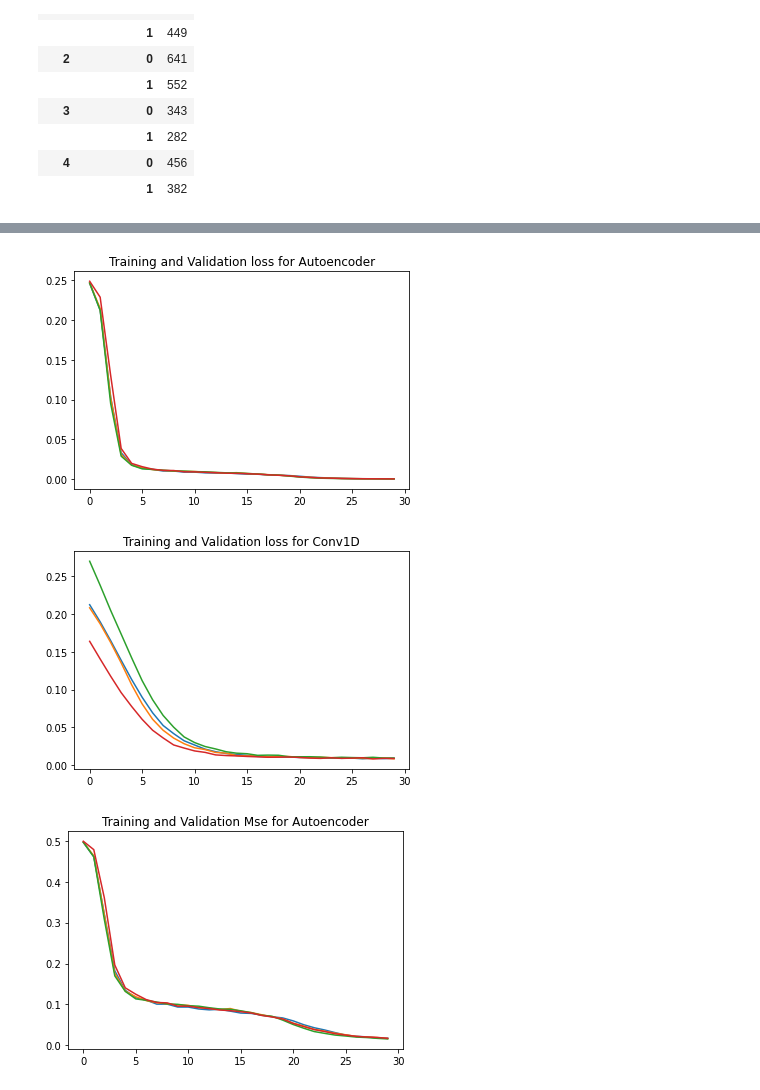
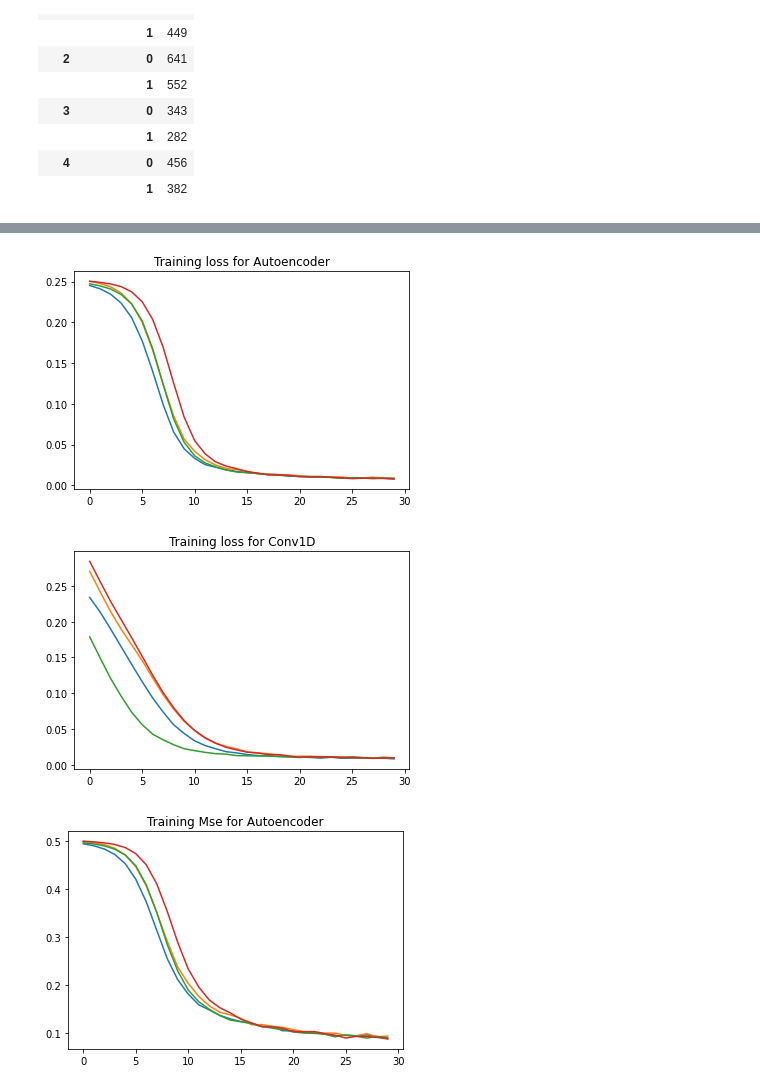
Before and after one commit to fantasia1314/Capstone_NGAFID, a Jupyter notebook: Con1D-Autoencoder-v2.ipynb, the cells around one changed output, grey strips where cells are left out. Cells and saved outputs as stored; diff of their text form; code cells hidden in the pictures.

```diff
--- a/Con1D-Autoencoder-v2.ipynb
+++ b/Con1D-Autoencoder-v2.ipynb
@@ -172,20 +172,20 @@ class Autoencoder(tfk.Model):
         super(Autoencoder, self).__init__()
         self.encoder = tfk.Sequential([
             tfkl.Input(shape = BLOCK_SHAPE),
-            tfkl.Conv1D(512, kernel_size= 7, strides= 2, activation='relu', padding='same'),
+            tfkl.Conv1D(64, kernel_size= 7, strides= 2, activation='relu', padding='same'),
             tfkl.Dropout(0.5),
-            tfkl.Conv1D(256, kernel_size= 7, strides= 2, activation='relu', padding='same'),
+            tfkl.Conv1D(64, kernel_size= 7, strides= 2, activation='relu', padding='same'),
             tfkl.Dropout(0.5),
-            tfkl.Conv1D(128, kernel_size= 7, strides= 2, activation='relu', padding='same'),
+            tfkl.Conv1D(64, kernel_size= 7, strides= 2, activation='relu', padding='same'),
             tfkl.Dropout(0.5),
             tfkl.Conv1D(64, kernel_size= 7, strides= 2, activation='relu', padding='same'),
         ])
 
         self.decoder = tf.keras.Sequential([
             tfkl.Conv1DTranspose(64, kernel_size= 7, strides= 2, activation='relu', padding='same'),
-            tfkl.Conv1DTranspose(128, kernel_size= 7, strides= 2, activation='relu', padding='same'),
-            tfkl.Conv1DTranspose(256, kernel_size= 7, strides= 2, activation='relu', padding='same'),
-            tfkl.Conv1DTranspose(512, kernel_size= 7, strides= 2, activation='relu', padding='same'),
+            tfkl.Conv1DTranspose(64, kernel_size= 7, strides= 2, activation='relu', padding='same'),
+            tfkl.Conv1DTranspose(64, kernel_size= 7, strides= 2, activation='relu', padding='same'),
+            tfkl.Conv1DTranspose(64, kernel_size= 7, strides= 2, activation='relu', padding='same'),
             tfkl.Conv1D(1, kernel_size = 3, activation='sigmoid', padding='same')
         ])
 
@@ -296,23 +296,23 @@ Epoch 30/30
 for i in range(NFOLD-1):
     loss = cnn1D_encoder_result[i]['loss']
     plt.plot(loss)
-    plt.title('Training and Validation loss for Autoencoder')
+    plt.title('Training loss for Autoencoder')
 # %% [output]
-[figure, old version]
+[figure, new version]
 # %%
 for i in range(NFOLD-1):
     loss = cnnv1D_result[i]['loss']
     plt.plot(loss)
-    plt.title('Training and Validation loss for Conv1D')
+    plt.title('Training loss for Conv1D')
 # %% [output]
-[figure, old version]
+[figure, new version]
 # %%
 for i in range(NFOLD-1):
     mse = cnn1D_encoder_result[i]['root_mean_squared_error']
     plt.plot(mse)
-    plt.title('Training and Validation Mse for Autoencoder')
+    plt.title('Training Mse for Autoencoder')
 # %% [output]
-[figure, old version]
+[figure, new version]
 # %%
 for i in range(NFOLD-1):
     mse = cnnv1D_result[i]['root_mean_squared_error']
```
Also changed, not shown: parts of 7 cells of this notebook.
